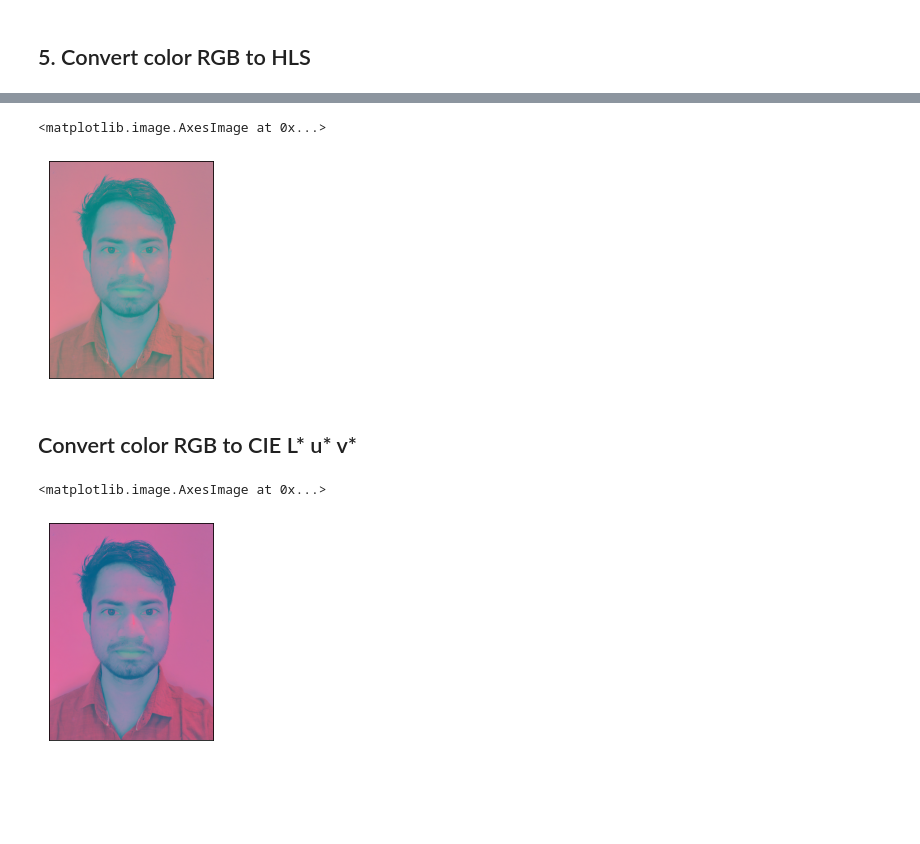
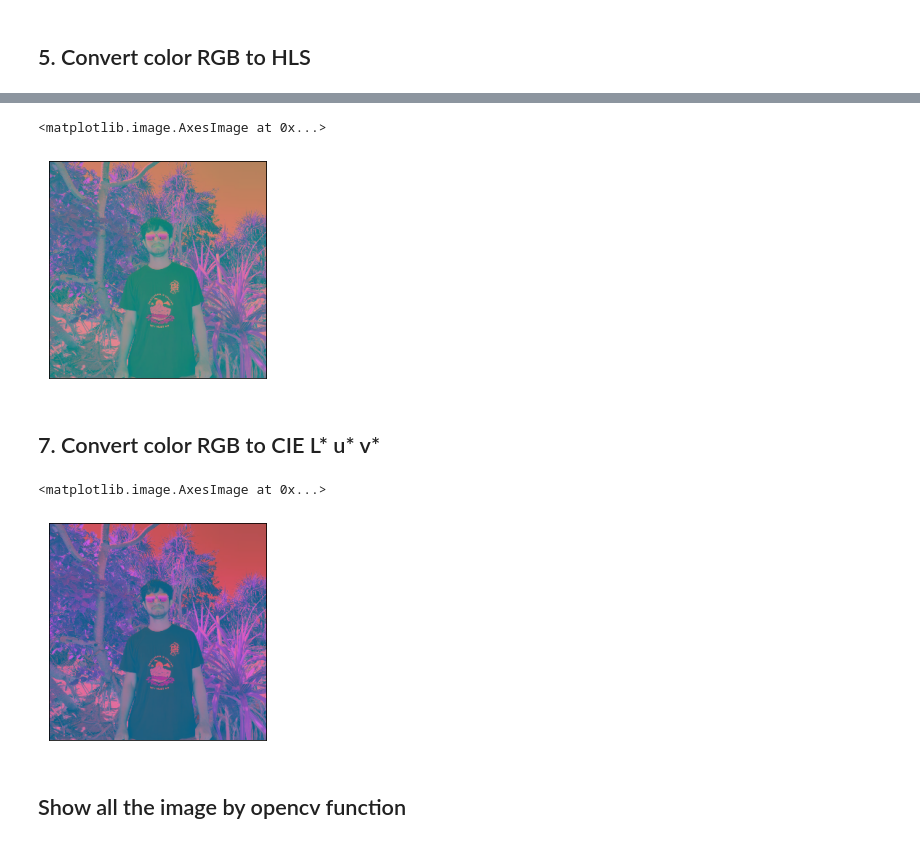
Before and after one commit to FaisalAhmedBijoy/Computer-Vision-Series, a Jupyter notebook: image_color_transformation/color_transformation.ipynb, the cells around one changed output, grey strips where cells are left out. Saved outputs shown, nothing was run; the diff lists cells and outputs as text; code cells hidden in the pictures; blank space fills up the shorter version.

```diff
--- a/image_color_transformation/color_transformation.ipynb
+++ b/image_color_transformation/color_transformation.ipynb
@@ -5,7 +5,7 @@ import cv2
 import matplotlib.pyplot as plt
 # %%
 # input the image
-image=cv2.imread('selfie.jpg')
+image=cv2.imread('images/faisal.jpg')
 image=cv2.cvtColor(image,cv2.COLOR_BGR2RGB)
 print('image shape: ',image.shape)
 plt.imshow(image)
@@ -80,18 +80,20 @@ plt.imshow(hls_image)
 # %%
-cie_lab_image=cv2.cvtColor(image,cv2.COLOR_RGB2LAB)
+cie_lab_image=cv2.cvtColor(resized_image,cv2.COLOR_RGB2LAB)
 plt.xticks([])
 plt.yticks([])
 plt.imshow(cie_lab_image)
 # %% [output]
 <matplotlib.image.AxesImage at 0x...>
-[figure, old version]
+[figure, new version]
 # %% [markdown]
-## Convert color RGB to CIE L* u* v*
+## 7. Convert color RGB to CIE L* u* v*
 # %%
-cie_luv_image=cv2.cvtColor(image,cv2.COLOR_RGB2LUV)
+cie_luv_image=cv2.cvtColor(resized_image,cv2.COLOR_RGB2LUV)
 plt.xticks([])
 plt.yticks([])
 plt.imshow(cie_luv_image)
 # %% [output]
 <matplotlib.image.AxesImage at 0x...>
-[figure, old version]
+[figure, new version]
+# %% [markdown]
+## Show all the image by opencv function
```
Also changed, not shown: parts of 10 cells of this notebook, 2 other files.
